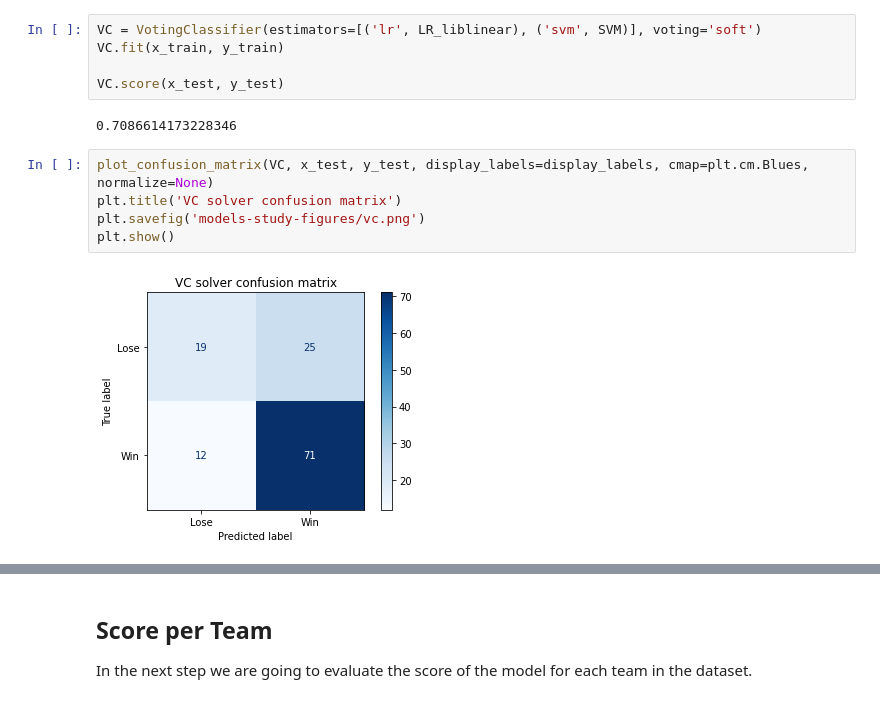
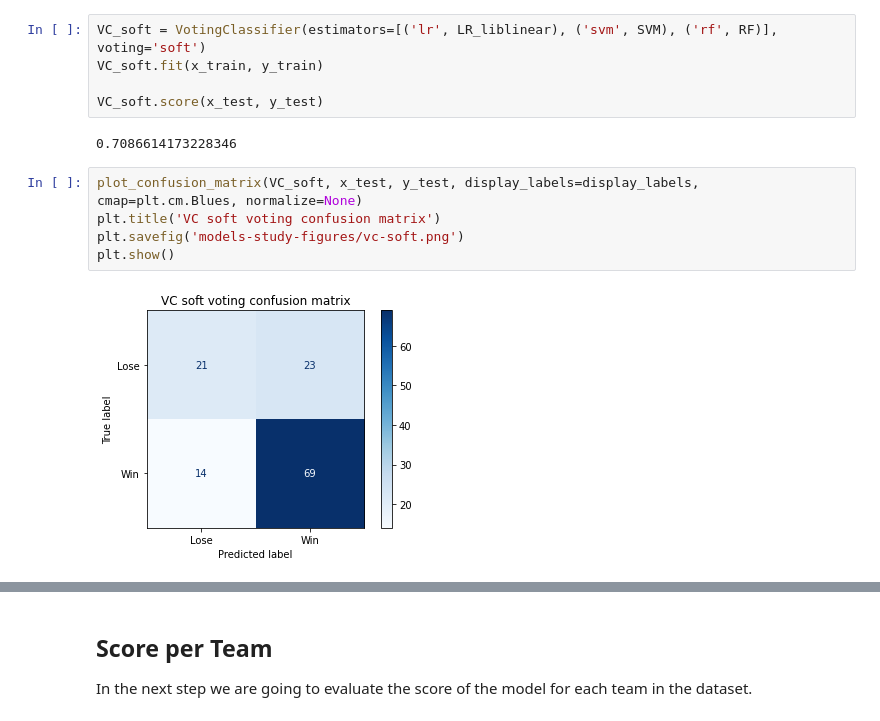
Before and after one commit to JoseRuizCasado/GamePredictionModelEvaluation, a Jupyter notebook: GamePrediction.ipynb, the cells around one changed output, grey strips where cells are left out. Cells and saved outputs as stored; diff of their text form.

Commit message:
RF added to voting classifier. Hard voting classifier added.

```diff
--- a/GamePrediction.ipynb
+++ b/GamePrediction.ipynb
@@ -342,16 +342,16 @@ plt.show()
 With these information now we select the two best models to use both to build a voting classifier. With the voting
 classifier we build a more robust model based on those who have performed better.
 # %%
-VC = VotingClassifier(estimators=[('lr', LR_liblinear), ('svm', SVM)], voting='soft')
-VC.fit(x_train, y_train)
+VC_soft = VotingClassifier(estimators=[('lr', LR_liblinear), ('svm', SVM), ('rf', RF)], voting='soft')
+VC_soft.fit(x_train, y_train)
 
-VC.score(x_test, y_test)
+VC_soft.score(x_test, y_test)
 # %% [output]
 0.7086614173228346
 # %%
-plot_confusion_matrix(VC, x_test, y_test, display_labels=display_labels, cmap=plt.cm.Blues, normalize=None)
-plt.title('VC solver confusion matrix')
-plt.savefig('models-study-figures/vc.png')
+plot_confusion_matrix(VC_soft, x_test, y_test, display_labels=display_labels, cmap=plt.cm.Blues, normalize=None)
+plt.title('VC soft voting confusion matrix')
+plt.savefig('models-study-figures/vc-soft.png')
 plt.show()
 # %% [output]
-[figure, old version]
+[figure, new version]
```
Also changed, not shown: parts of 7 cells of this notebook.
